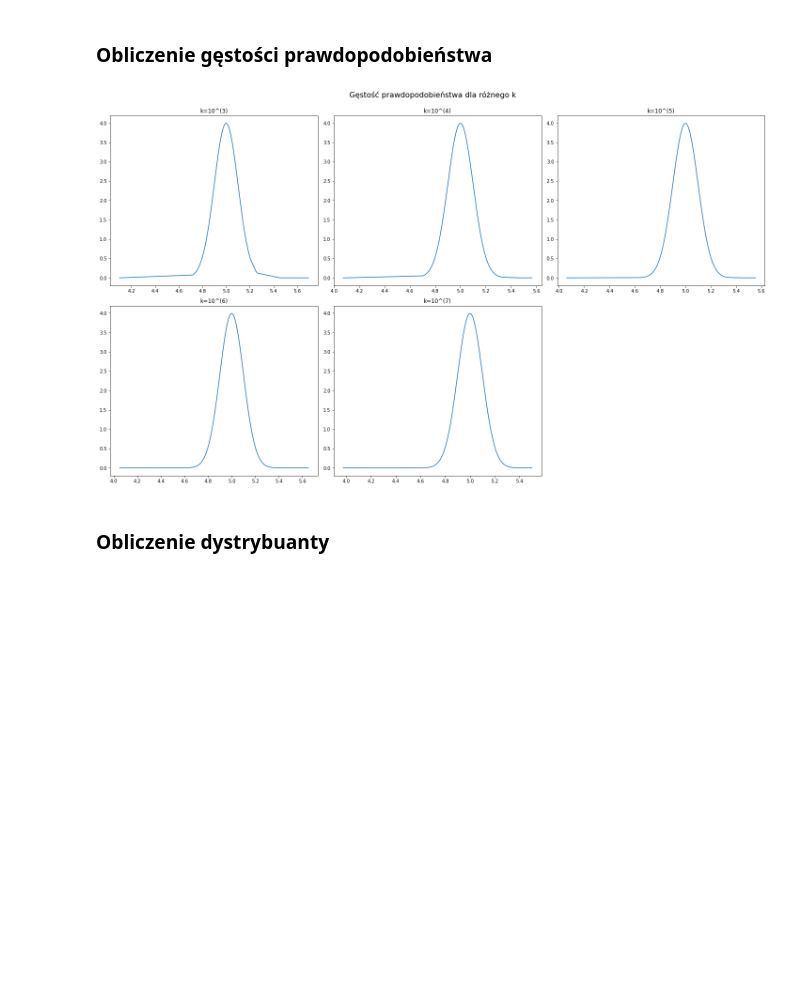
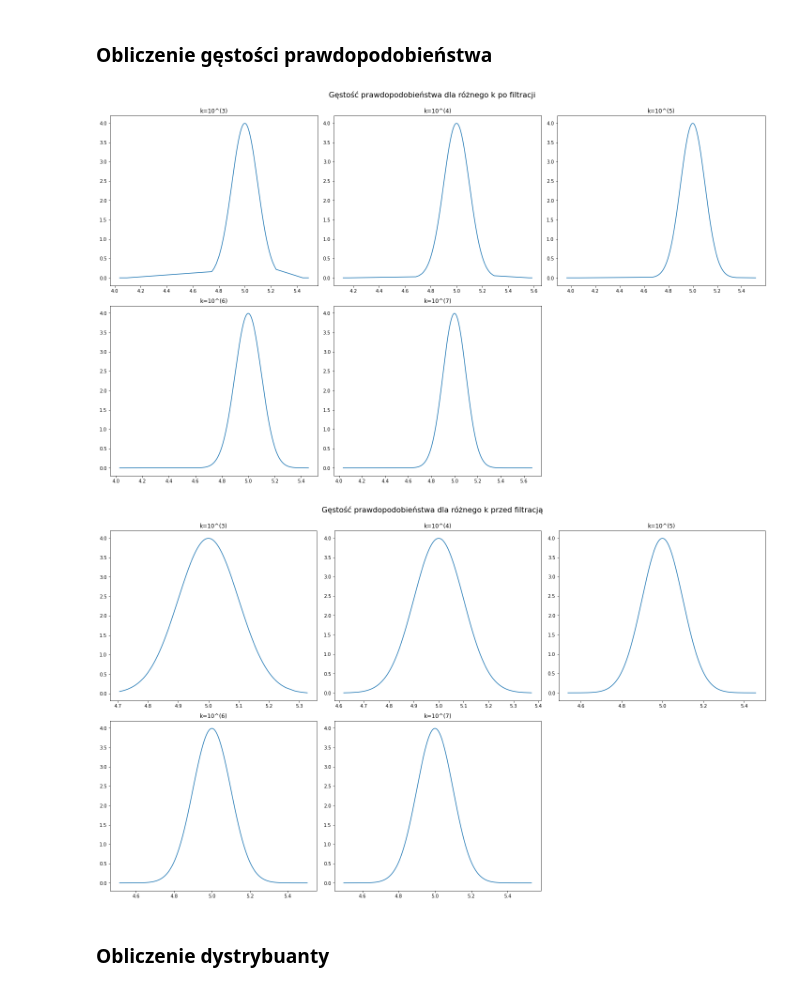
Before and after one commit to MaciejSzerwinski/Stochastic_Process, a Jupyter notebook: main.ipynb, the cells around one changed output. Saved outputs shown, nothing was run; the diff lists cells and outputs as text; code cells hidden in the pictures; blank space fills up the shorter version.

```diff
--- a/main.ipynb
+++ b/main.ipynb
@@ -493,31 +494,54 @@ display_hist(noise_after_filtration_k7_fc1600, k_7)
 # %% [markdown]
 ### Obliczenie gęstości prawdopodobieństwa
 # %%
-fig, axarr = plt.subplots(2, 3)
-fig.set_figheight(12)
-fig.set_figwidth(20)
-fig.suptitle("Gęstość prawdopodobieństwa dla różnego k", fontsize=16)
+fig_1, axarr_1 = plt.subplots(2, 3)
+fig_1.set_figheight(12)
+fig_1.set_figwidth(20)
+fig_1.suptitle("Gęstość prawdopodobieństwa dla różnego k po filtracji", fontsize=16)
 
-axarr[0, 0].plot(np.sort(noise_after_filtration_k3_fc1600), probability_pdf(noise_after_filtration_k3_fc1600))
-axarr[0, 0].set_title('k=10^(3)')
-axarr[0, 1].plot(np.sort(noise_after_filtration_k4_fc1600), probability_pdf(noise_after_filtration_k4_fc1600))
-axarr[0, 1].set_title('k=10^(4)')
-axarr[0, 2].plot(np.sort(noise_after_filtration_k5_fc1600), probability_pdf(noise_after_filtration_k5_fc1600))
-axarr[0, 2].set_title('k=10^(5)')
-axarr[1, 0].plot(np.sort(noise_after_filtration_k6_fc1600), probability_pdf(noise_after_filtration_k6_fc1600))
-axarr[1, 0].set_title('k=10^(6)')
-axarr[1, 1].plot(np.sort(noise_after_filtration_k7_fc1600), probability_pdf(noise_after_filtration_k7_fc1600))
-axarr[1, 1].set_title('k=10^(7)')
-axarr[1, 2].set_visible(False)
+axarr_1[0, 0].plot(np.sort(noise_after_filtration_k3_fc1600), probability_pdf(noise_after_filtration_k3_fc1600))
+axarr_1[0, 0].set_title('k=10^(3)')
+axarr_1[0, 1].plot(np.sort(noise_after_filtration_k4_fc1600), probability_pdf(noise_after_filtration_k4_fc1600))
+axarr_1[0, 1].set_title('k=10^(4)')
+axarr_1[0, 2].plot(np.sort(noise_after_filtration_k5_fc1600), probability_pdf(noise_after_filtration_k5_fc1600))
+axarr_1[0, 2].set_title('k=10^(5)')
+axarr_1[1, 0].plot(np.sort(noise_after_filtration_k6_fc1600), probability_pdf(noise_after_filtration_k6_fc1600))
+axarr_1[1, 0].set_title('k=10^(6)')
+axarr_1[1, 1].plot(np.sort(noise_after_filtration_k7_fc1600), probability_pdf(noise_after_filtration_k7_fc1600))
+axarr_1[1, 1].set_title('k=10^(7)')
+axarr_1[1, 2].set_visible(False)
 
 # Tight layout often produces nice results
 # but requires the title to be spaced accordingly
-fig.tight_layout()
-fig.subplots_adjust(top=0.92)
+fig_1.tight_layout()
+fig_1.subplots_adjust(top=0.92)
+
+fig_2, axarr_2 = plt.subplots(2, 3)
+fig_2.set_figheight(12)
+fig_2.set_figwidth(20)
+fig_2.suptitle("Gęstość prawdopodobieństwa dla różnego k przed filtracją", fontsize=16)
+
+axarr_2[0, 0].plot(np.sort(samples_k_3), probability_pdf(samples_k_3))
+axarr_2[0, 0].set_title('k=10^(3)')
+axarr_2[0, 1].plot(np.sort(samples_k_4), probability_pdf(samples_k_4))
+axarr_2[0, 1].set_title('k=10^(4)')
+axarr_2[0, 2].plot(np.sort(samples_k_5), probability_pdf(samples_k_5))
+axarr_2[0, 2].set_title('k=10^(5)')
+axarr_2[1, 0].plot(np.sort(samples_k_6), probability_pdf(samples_k_6))
+axarr_2[1, 0].set_title('k=10^(6)')
+axarr_2[1, 1].plot(np.sort(samples_k_7), probability_pdf(samples_k_7))
+axarr_2[1, 1].set_title('k=10^(7)')
+axarr_2[1, 2].set_visible(False)
+
+# Tight layout often produces nice results
+# but requires the title to be spaced accordingly
+fig_2.tight_layout()
+fig_2.subplots_adjust(top=0.92)
 
 plt.show()
 # %% [output]
-[figure, old version]
+[figure, new version]
+[figure, added]
 # %% [markdown]
 ### Obliczenie dystrybuanty
 # %%
```
Also changed, not shown: parts of 29 cells of this notebook.
